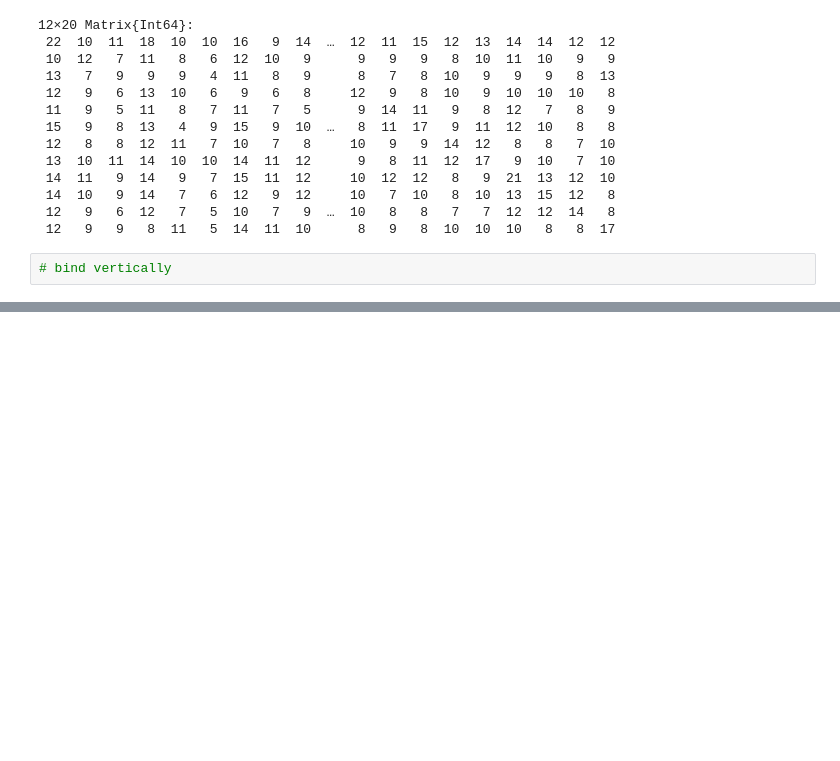
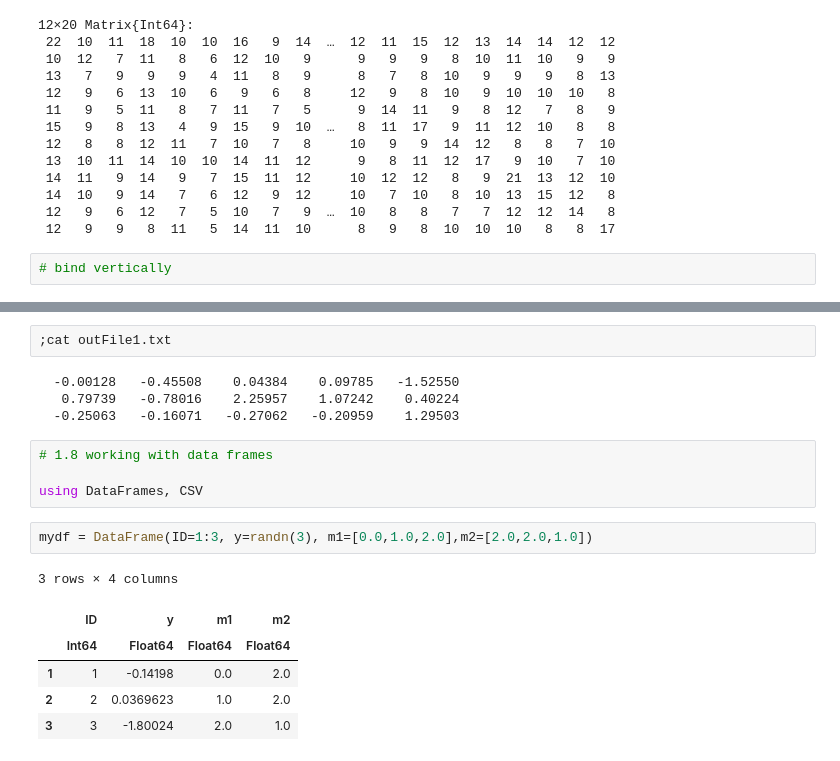
Before and after one commit to dli10/JWAS.jl, a Jupyter notebook: Julia_colab.ipynb, the cells around one changed output, grey strips where cells are left out. Drawn from its saved outputs; the diff is of its cells as text; blank space fills up the shorter version.

```diff
--- a/Julia_colab.ipynb
+++ b/Julia_colab.ipynb
@@ -544,0 +904,19 @@ hcat(B, C) # function to bind two matrices horizontally
+# %%
+;cat outFile1.txt
+# %% [output]
+  -0.00128   -0.45508    0.04384    0.09785   -1.52550
+   0.79739   -0.78016    2.25957    1.07242    0.40224
+  -0.25063   -0.16071   -0.27062   -0.20959    1.29503
+# %%
+# 1.8 working with data frames
+
+using DataFrames, CSV
+# %%
+mydf = DataFrame(ID=1:3, y=randn(3), m1=[0.0,1.0,2.0],m2=[2.0,2.0,1.0])
+# %% [output]
+3 rows × 4 columns
+|  | ID | y | m1 | m2 |
+|  | Int64 | Float64 | Float64 | Float64 |
+| 1 | 1 | -0.14198 | 0.0 | 2.0 |
+| 2 | 2 | 0.0369623 | 1.0 | 2.0 |
+| 3 | 3 | -1.80024 | 2.0 | 1.0 |
```
Also changed, not shown: parts of 86 cells of this notebook.
